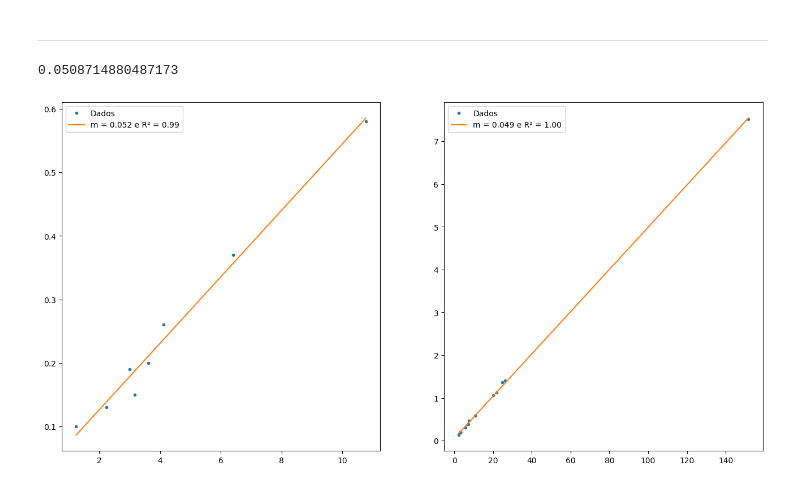
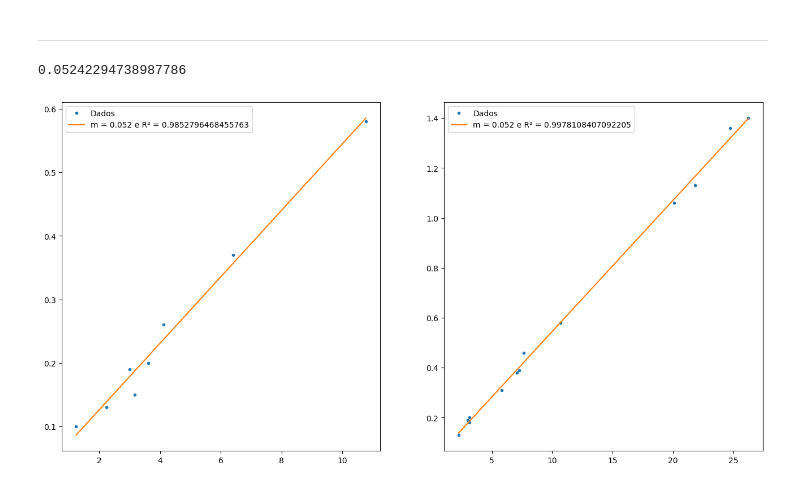
Before and after one commit to lucaspereira1342/Speckle, a Jupyter notebook: speckle_data_reduction.ipynb, the cells around one changed output. Drawn from its saved outputs; the diff is of its cells as text; code cells hidden in the pictures.

```diff
--- a/speckle_data_reduction.ipynb
+++ b/speckle_data_reduction.ipynb
@@ -991,40 +1015,40 @@ Plate scale calc
 ydata = np.array([0.58, 0.26, 0.13, 0.15, 0.37, 0.10, 0.19, 0.20])
 xdata = np.array([10.77, 4.12, 2.24, 3.16, 6.40, 1.24, 3, 3.61])
 
-ydata_02 = np.array([0.46, 0.39, 0.58, 0.19, 1.06, 0.20, 1.13, 7.52, 1.36, 0.18, 0.13, 0.38, 0.31, 1.40])
-xdata_02 = np.array([7.62, 7.28, 10.7, 3.00, 20.10, 3.16, 21.84, 151.64, 24.76, 3.16, 2.24, 7.07, 5.83, 26.25])
+ydata_02 = np.array([0.46, 0.39, 0.58, 0.19, 1.06, 0.20, 1.13, 1.36, 0.18, 0.13, 0.38, 0.31, 1.40])
+xdata_02 = np.array([7.62, 7.28, 10.7, 3.00, 20.10, 3.16, 21.84, 24.76, 3.16, 2.24, 7.07, 5.83, 26.25])
 
 coef, error, r2_score, Fij = linear_regression(xdata, ydata)
 coef_02, error_02, r2_score_02, Fij_02 = linear_regression(xdata_02, ydata_02)
 
 xcalc = np.linspace(xdata.min(), xdata.max(), 100)
 ycalc = Fij(xcalc) @ coef
 
 xcalc_02 = np.linspace(xdata_02.min(), xdata_02.max(), 100)
 ycalc_02 = Fij_02(xcalc_02) @ coef_02
 
 ep = coef[1]
 #seeing_value = seeing(LE, ep)
 #print(f'seeing = {seeing_value:.2f} "/pixel')
 
 ep_02 = coef_02[1]
 #seeing_value = seeing(LE, ep)
 #print(f'seeing = {seeing_value:.2f} "/pixel')
 
 ep_med = (ep + ep_02)/2
 print(ep_med)
 
 plt.figure(figsize=(16, 8))
 plt.subplot(1, 2, 1)
 plt.plot(xdata, ydata, '.', label='Dados')
-plt.plot(xcalc, ycalc, '-', label=f'm = {coef[1]:.3f} e R² = {r2_score:.2f}')
+plt.plot(xcalc, ycalc, '-', label=f'm = {coef[1]:.3f} e R² = {r2_score}')
 plt.legend()
 
 plt.subplot(1, 2, 2)
 plt.plot(xdata_02, ydata_02, '.', label='Dados')
-plt.plot(xcalc_02, ycalc_02, '-', label=f'm = {coef_02[1]:.3f} e R² = {r2_score_02:.2f}')
+plt.plot(xcalc_02, ycalc_02, '-', label=f'm = {coef_02[1]:.3f} e R² = {r2_score_02}')
 plt.legend()
 plt.show()
 # %% [output]
-0.0508714880487173
+0.05242294738987786
-[figure, old version]
+[figure, new version]
```
Also changed, not shown: parts of 5 cells of this notebook.
